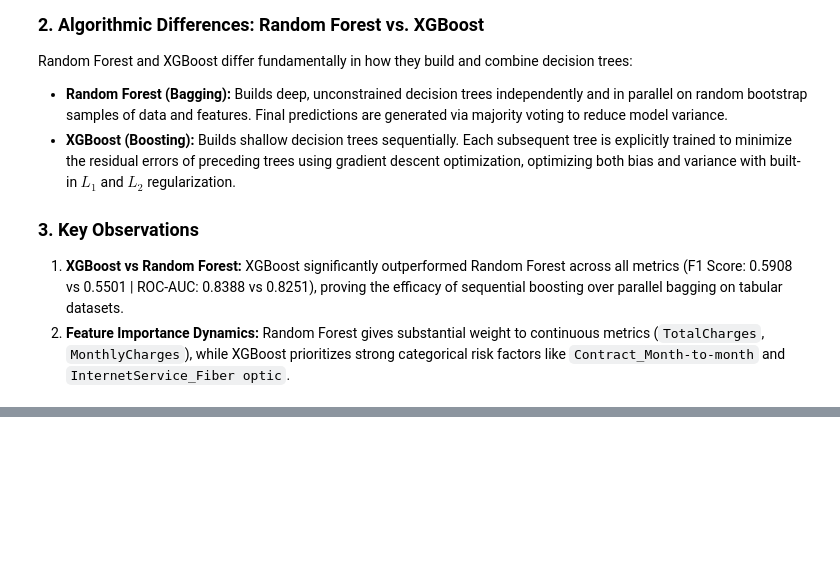
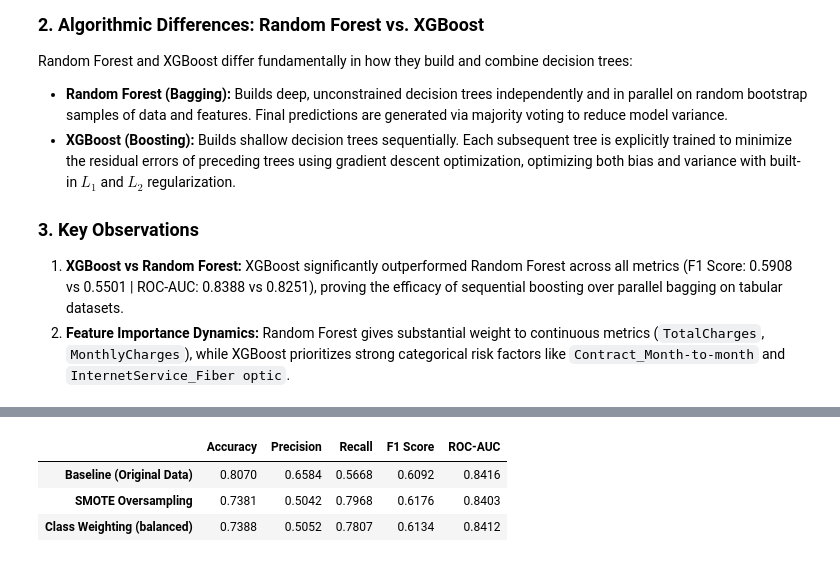
Before and after one commit to AliAnusKhan/neuro-five-telco-customer-churn-prediction, a Jupyter notebook: XgBoost_VS_RF.ipynb, the cells around one changed output, grey strips where cells are left out. Cells and saved outputs as stored; diff of their text form; code cells hidden in the pictures; blank space fills up the shorter version.

```diff
--- a/XgBoost_VS_RF.ipynb
+++ b/XgBoost_VS_RF.ipynb
@@ -240,0 +305,10 @@ Random Forest and XGBoost differ fundamentally in how they build and combine dec
+# %%
+from sklearn.linear_model import LogisticRegression
+
+# Train model on SMOTE-balanced data
+lr_smote = LogisticRegression(random_state=42, max_iter=1000)
+lr_smote.fit(X_train_resampled, y_train_resampled)
+
+# Generate predictions on original test set
+y_pred_smote = lr_smote.predict(X_test_scaled)
+y_prob_smote = lr_smote.predict_proba(X_test_scaled)[:, 1]
@@ -240,0 +318,8 @@ Random Forest and XGBoost differ fundamentally in how they build and combine dec
+# %%
+# Train model using balanced class weighting
+lr_weighted = LogisticRegression(class_weight='balanced', random_state=42, max_iter=1000)
+lr_weighted.fit(X_train_scaled, y_train)
+
+# Generate predictions on original test set
+y_pred_weighted = lr_weighted.predict(X_test_scaled)
+y_prob_weighted = lr_weighted.predict_proba(X_test_scaled)[:, 1]
@@ -240,0 +329,36 @@ Random Forest and XGBoost differ fundamentally in how they build and combine dec
+# %%
+from sklearn.linear_model import LogisticRegression
+from sklearn.metrics import accuracy_score, precision_score, recall_score, f1_score, roc_auc_score
+import pandas as pd
+
+# 1. Ensure baseline Logistic Regression model is trained and defined as 'lr'
+lr = LogisticRegression(random_state=42, max_iter=1000)
+lr.fit(X_train_scaled, y_train)
+
+# 2. Baseline predictions on test data
+y_pred_baseline = lr.predict(X_test_scaled)
+y_prob_baseline = lr.predict_proba(X_test_scaled)[:, 1]
+
+# 3. Metric calculation helper function
+def compute_metrics(y_true, y_pred, y_prob):
+    return {
+        'Accuracy': round(accuracy_score(y_true, y_pred), 4),
+        'Precision': round(precision_score(y_true, y_pred), 4),
+        'Recall': round(recall_score(y_true, y_pred), 4),
+        'F1 Score': round(f1_score(y_true, y_pred), 4),
+        'ROC-AUC': round(roc_auc_score(y_true, y_prob), 4)
+    }
+
+# 4. Build metric comparison DataFrame
+imbalance_comparison_df = pd.DataFrame({
+    'Baseline (Original Data)': compute_metrics(y_test, y_pred_baseline, y_prob_baseline),
+    'SMOTE Oversampling': compute_metrics(y_test, y_pred_smote, y_prob_smote),
+    'Class Weighting (balanced)': compute_metrics(y_test, y_pred_weighted, y_prob_weighted)
+}).T
+
+imbalance_comparison_df
+# %% [output]
+|  | Accuracy | Precision | Recall | F1 Score | ROC-AUC |
+| Baseline (Original Data) | 0.8070 | 0.6584 | 0.5668 | 0.6092 | 0.8416 |
+| SMOTE Oversampling | 0.7381 | 0.5042 | 0.7968 | 0.6176 | 0.8403 |
+| Class Weighting (balanced) | 0.7388 | 0.5052 | 0.7807 | 0.6134 | 0.8412 |
```
Also changed, not shown: parts of 10 cells of this notebook.
